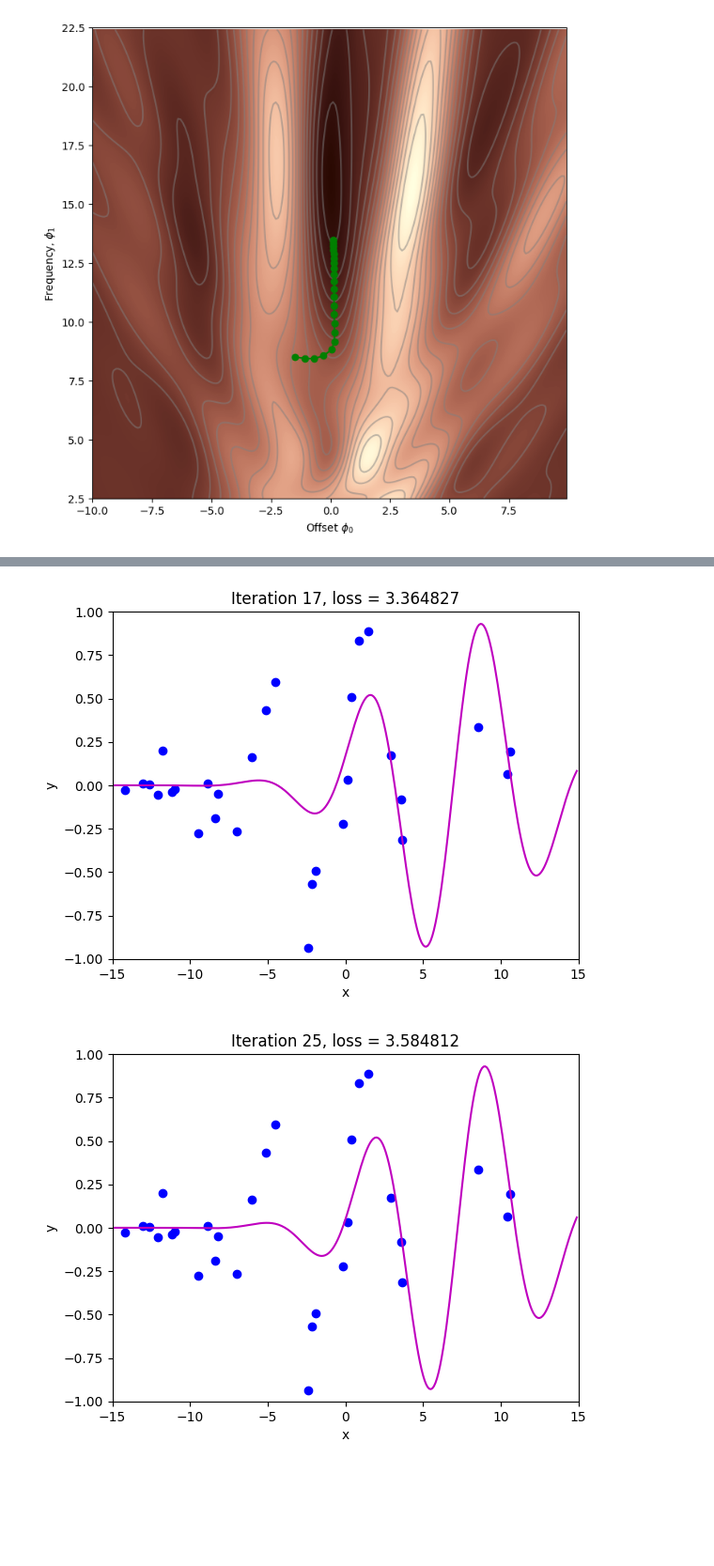
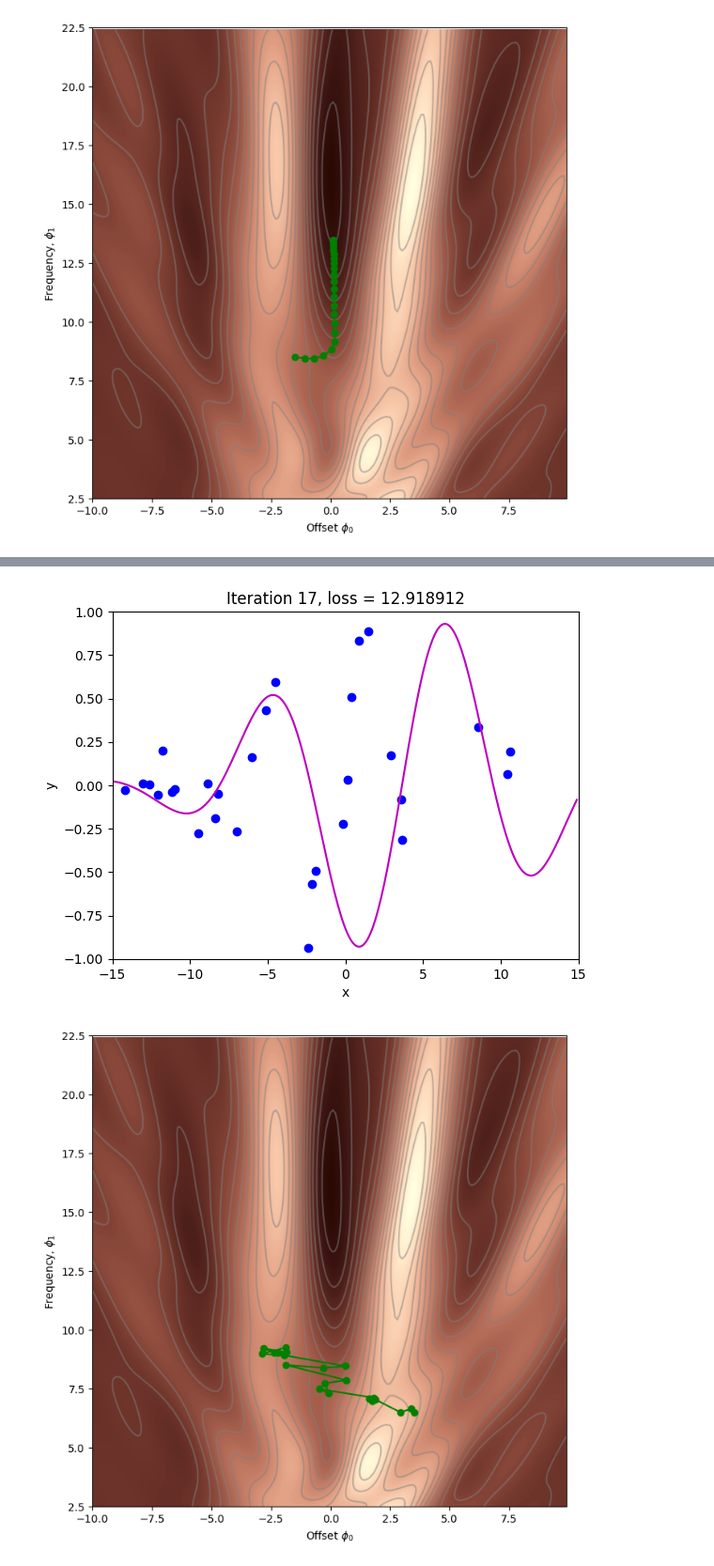
Before and after one commit to forestschao/udl, a Jupyter notebook: Notebooks/Chap06/6_3_Stochastic_Gradient_Descent.ipynb, the cells around one changed output, grey strips where cells are left out. Shown at 94% size. Cells and saved outputs as stored; diff of their text form; code cells hidden in the pictures; blank space fills up the shorter version.

```diff
--- a/Notebooks/Chap06/6_3_Stochastic_Gradient_Descent.ipynb
+++ b/Notebooks/Chap06/6_3_Stochastic_Gradient_Descent.ipynb
@@ -65,7 +65,7 @@ def compute_loss(data_x, data_y, model, phi):
   # TODO -- Then compute the squared difference between the predictions and true y values
   # TODO -- Then sum them all and return
   pred_y = model(phi, data_x)
-  loss = np.sum((data_y - pred_y) ** 2)
+  loss = np.sum((pred_y - data_y) ** 2)
 
   return loss
 # %% [markdown]
@@ -101,7 +101,7 @@ def draw_loss_function(compute_loss, data,  model, phi_iters = None):
   if phi_iters is not None:
     ax.plot(phi_iters[0,:], phi_iters[1,:],'go-')
   ax.set_ylim([2.5,22.5])
-  ax.set_xlabel('Offset $\phi_{0}$'); ax.set_ylabel('Frequency, $\phi_{1}$')
+  ax.set_xlabel(r'Offset $\phi_{0}$'); ax.set_ylabel(r'Frequency, $\phi_{1}$')
   plt.show()
 # %%
 draw_loss_function(compute_loss, data, model)
@@ -193,11 +193,11 @@ def line_search(data, model, phi, gradient, thresh=.00001, max_dist = 0.1, max_i
           print('Iter %d, a=%3.3f, b=%3.3f, c=%3.3f, d=%3.3f'%(n_iter, a,b,c,d))
           print('a %f, b%f, c%f, d%f'%(lossa,lossb,lossc,lossd))
 
-        # Rule #1 If point A is less than points B, C, and D then halve points B,C, and D
+        # Rule #1 If point A is less than points B, C, and D then change B,C,D so they are half their current distance from A
         if np.argmin((lossa,lossb,lossc,lossd))==0:
-          b = b/2
-          c = c/2
-          d = d/2
+          b = a+ (b-a)/2
+          c = a+ (c-a)/2
+          d = a+ (d-a)/2
           continue;
 
         # Rule #2 If point b is less than point c then
@@ -311,10 +310,12 @@ def stochastic_gradient_descent_step(phi, data, alpha, batch_size):
   # You can use the function np.random.permutation to generate a random permutation of the n_data = data.shape[1] indices
   # and then just choose the first n=batch_size of these indices.  Then compute the gradient update
   # from just the data with these indices.   More properly, you should sample without replacement, but this will do for now.
-  shuffled_index = np.random.permutation(data.shape[1])
-  batch_index = shuffled_index[:batch_size]
-  gradient = compute_gradient(data[0, batch_index],data[1, batch_index], phi)
+  n_data = data.shape[1]
+  indices = np.random.permutation(n_data)
+  batch_indecs = indices[0:batch_size]
+  gradient = compute_gradient(data[0,batch_indecs], data[1, batch_indecs], phi)
   phi = phi - alpha * gradient
+
   return phi
 # %%
 # Set the random number generator so you always get same numbers (disable if you don't want this)
@@ -322,8 +323,8 @@ np.random.seed(1)
 # Initialize the parameters
 n_steps = 41
 phi_all = np.zeros((2,n_steps+1))
-phi_all[0,0] = -5.0 # 3.5
-phi_all[1,0] = 12.5 # 6.5
+phi_all[0,0] = 3.5
+phi_all[1,0] = 6.5
 
 # Measure loss and draw initial model
 loss =  compute_loss(data[0,:], data[1,:], model, phi_all[:,0:1])
@@ -345,2 +346,2 @@ draw_loss_function(compute_loss, data, model,phi_all)
-[figure, old version]
+[figure, new version]
-[figure, old version]
+[figure, new version]
```
Also changed, not shown: parts of 9 cells of this notebook.
